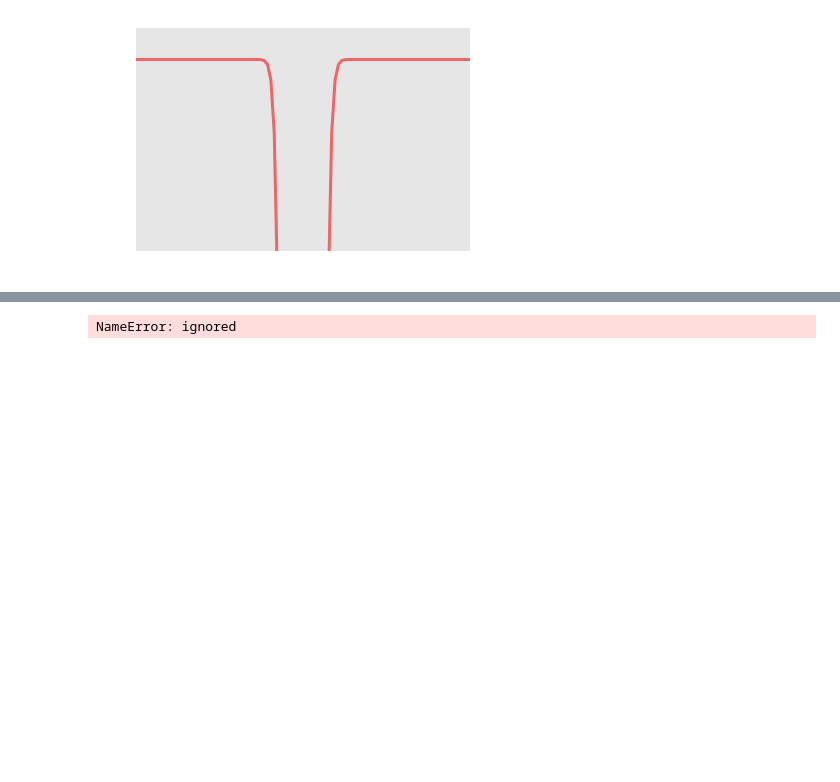
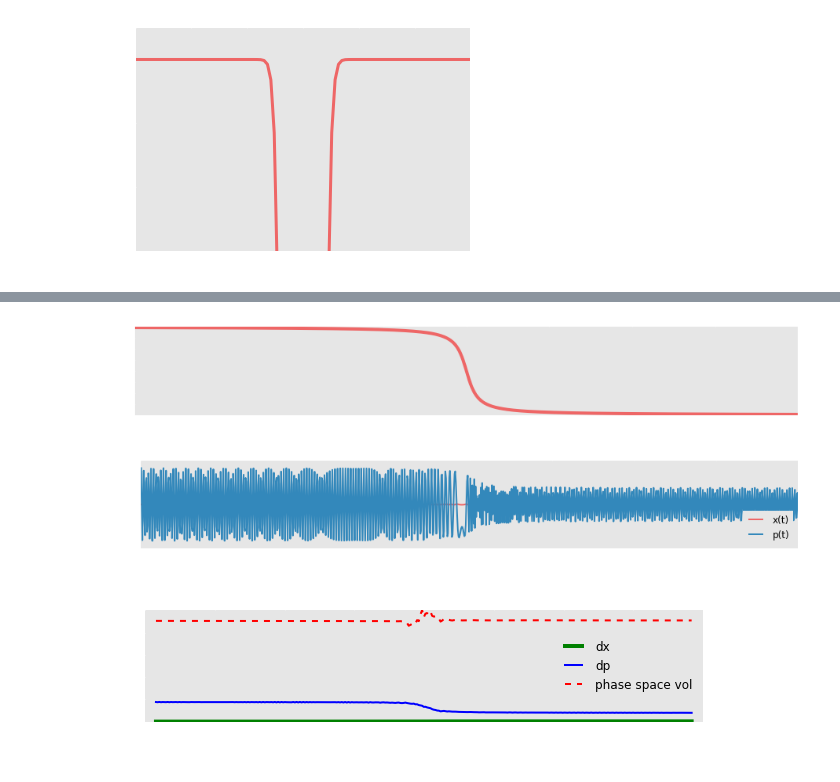
Before and after one commit to polnops/adiabatic_loading, a Jupyter notebook: tweezer_loading.ipynb, the cells around one changed output, grey strips where cells are left out. Saved outputs shown, nothing was run; the diff lists cells and outputs as text; code cells hidden in the pictures; blank space fills up the shorter version.

```diff
--- a/tweezer_loading.ipynb
+++ b/tweezer_loading.ipynb
@@ -279,7 +230,3 @@ NameError: ignored
-# %%
-loss
-# %% [output]
-NameError: ignored
 # %%
 class Adiabaticity1D(Dynamics1D):
     '''determines adiabaticity from the parcitle dynamics. need the solution to ODE form Dynamics1D'''
@@ -317,10 +264,12 @@ class Adiabaticity1D(Dynamics1D):
         adia2d = []
         tau_list = 10**np.linspace(power_min, power_max,n)
 
+        maxVol = max(self.dV)
+
         for tau0 in tau_list:
             self.solveODE(tau = tau0)
             self.phasespaceVol(t_window = 40, stride = 3)
-            adia2d.append([self.dx,self.dp,self.dV])
+            adia2d.append([self.dx,self.dp,self.dV/maxVol])
 
         self.adiabaticmap = np.array(adia2d)[:,2,:]
 
@@ -335,8 +284,12 @@ class Adiabaticity1D(Dynamics1D):
         plt.show()
 # %%
 adia = Adiabaticity1D()
-adia.solveODE(tau = 20)
+adia.solveODE(tau = 1)
 adia.plot_xp()
 adia.plotvoltrace()
+# %% [output]
+[figure, added]
+[figure, added]
+[figure, added]
 # %%
 adia.adiabaticityMap()
```
Also changed, not shown: parts of 10 cells of this notebook.
